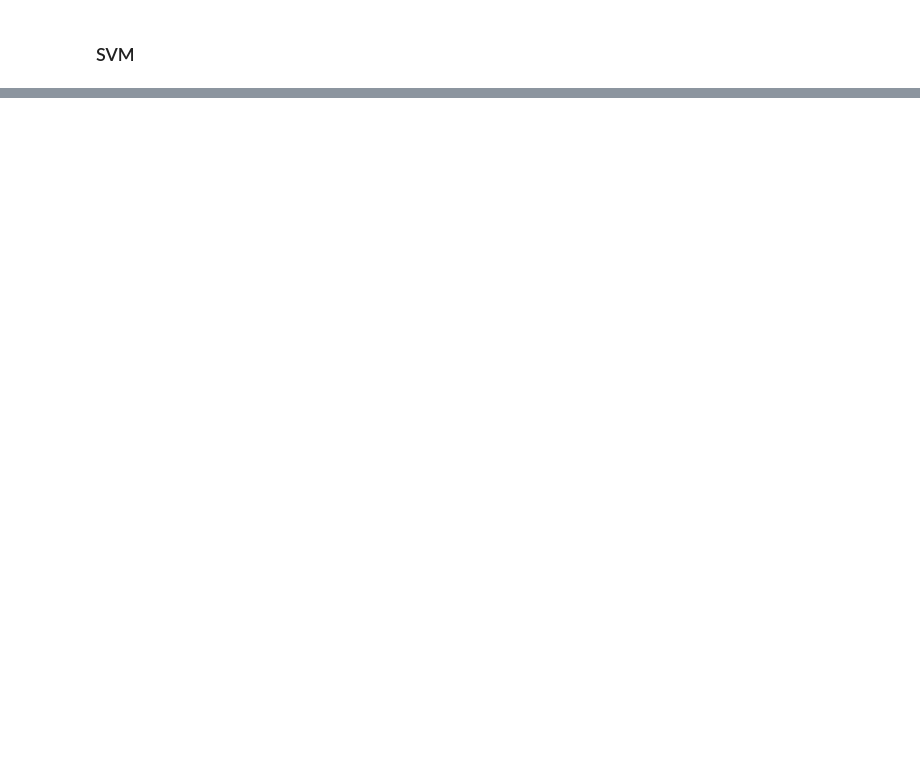
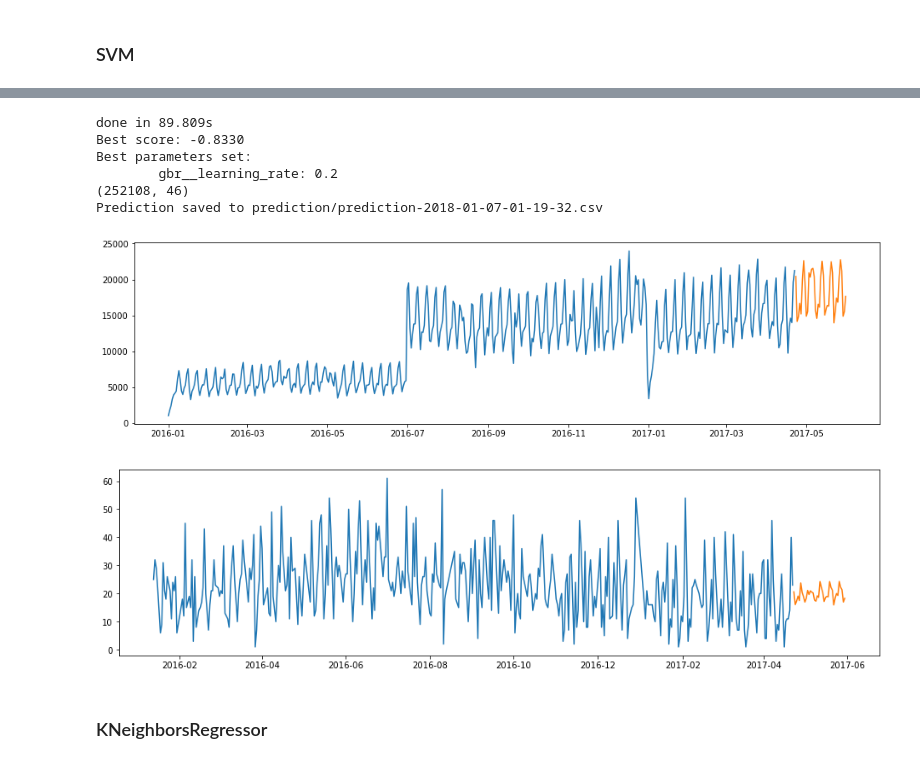
Before and after one commit to astarostin/Recruit-Restaurant-Visitor-Forecasting, a Jupyter notebook: Restaurant forecast regression.ipynb, the cells around one changed output, grey strips where cells are left out. Drawn from its saved outputs; the diff is of its cells as text; code cells hidden in the pictures; blank space fills up the shorter version.

```diff
--- a/Restaurant forecast regression.ipynb
+++ b/Restaurant forecast regression.ipynb
@@ -638,0 +1141,22 @@ do_experiment(get_pipeline_and_params_svr)
+# %%
+def get_pipeline_and_params_gbr():
+    pipeline = Pipeline([
+        ('gbr', GradientBoostingRegressor()),
+    ])
+    parameters = {
+        'gbr__learning_rate': [0.2]
+    }
+    return pipeline, parameters
+# %%
+do_experiment(get_pipeline_and_params_gbr)
+# %% [output]
+done in 89.809s
+Best score: -0.8330
+Best parameters set:
+        gbr__learning_rate: 0.2
+(252108, 46)
+Prediction saved to prediction/prediction-2018-01-07-01-19-32.csv
+[figure, added]
+[figure, added]
+# %% [markdown]
+### KNeighborsRegressor
```
Also changed, not shown: parts of 108 cells of this notebook, 2 other files.
